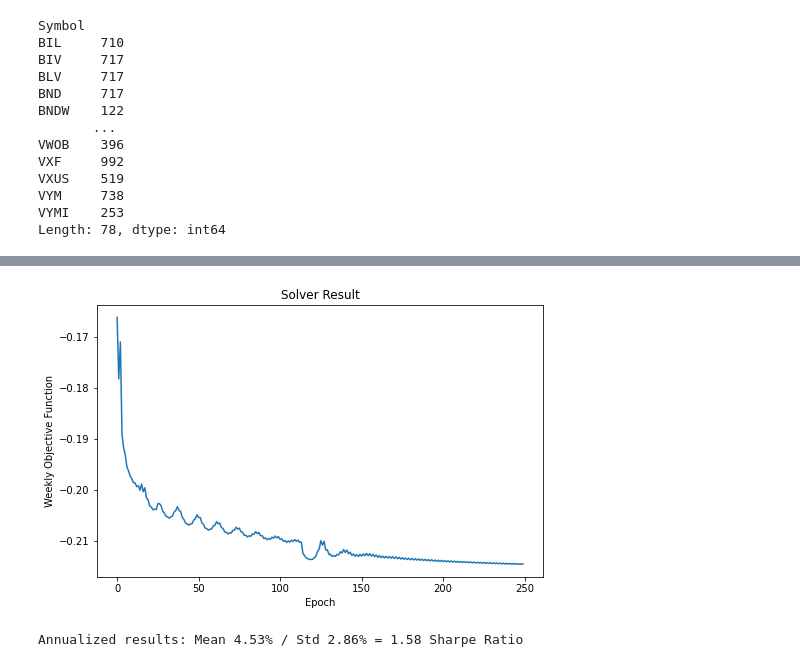
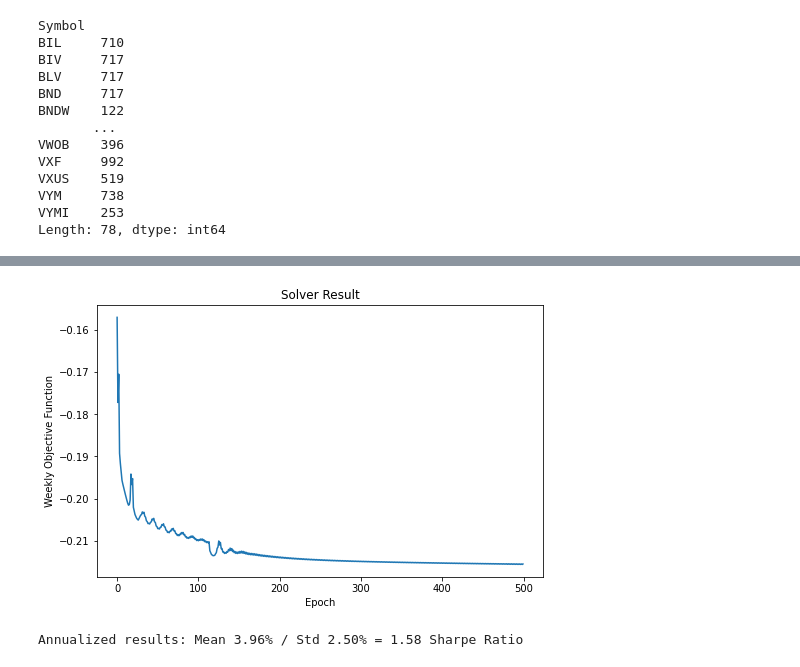
Before and after one commit to Matthew-Amos/Portfolio-Optimization, a Jupyter notebook: January_2021.ipynb, the cells around one changed output, grey strips where cells are left out. Drawn from its saved outputs; the diff is of its cells as text; code cells hidden in the pictures.

```diff
--- a/January_2021.ipynb
+++ b/January_2021.ipynb
@@ -285,3 +275,11 @@ S = np.cov(H.transpose())
+# %%
+assets = model_matrices(52*10)
+X = assets['data']
+sample_symbols = assets['symbols']
+H = assets['hprs']
+M, N = assets['dims']
+U = assets['mean']
+S = assets['cov']
 # %%
 def wts(N):
     x = np.random.uniform(0, 1, (1, N))
@@ -342,36 +330,36 @@ def inline_obj4(w):
     w_rs = rescale_weights(w)
     ret = (1+jnp.sum(port_ret(w_rs, U)))**52 - 1
     std = jnp.sqrt(jnp.sum(port_var(w_rs, S)))
     return -((ret - 0.07)**2)
 
 f = inline_obj1
 g = grad(f)
 w = wts(N)
 
-epochs = 250
+epochs = 500
 alpha = 0.75
 objs = []
 
 for epoch in range(epochs):
     w -= alpha*g(w)
     o = f(w)
     objs.append(o)
 
 w = rescale_weights(w)
 
 plt.plot(objs)
 plt.title("Solver Result")
 plt.xlabel("Epoch")
 plt.ylabel("Weekly Objective Function")
 plt.show()
 
 annual_ret = (1+port_ret(w, U)[0,0]) ** 52 - 1
 annual_std = jnp.sqrt(52*port_var(w, S))[0,0]
 annual_eff = annual_ret/annual_std
 print(f"Annualized results: Mean {100*annual_ret:0.2f}% / Std {100*annual_std:0.2f}% = {annual_eff:0.2f} Sharpe Ratio")
 # %% [output]
-[figure, old version]
+[figure, new version]
-Annualized results: Mean 4.53% / Std 2.86% = 1.58 Sharpe Ratio
+Annualized results: Mean 3.96% / Std 2.50% = 1.58 Sharpe Ratio
 # %%
 for i in range(N):
     if w[1, i] > 0:
```
Also changed, not shown: parts of 9 cells of this notebook.
